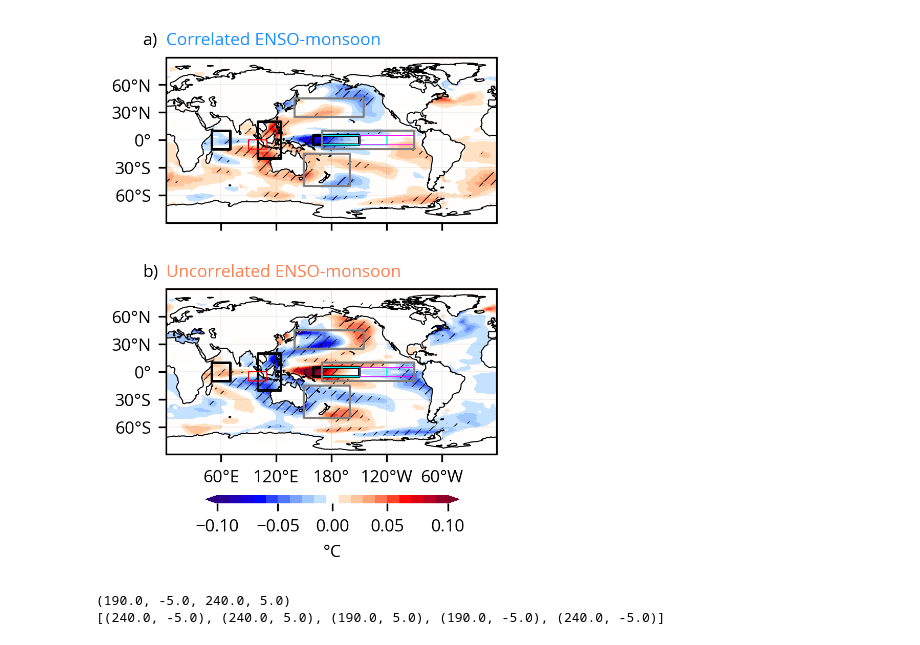
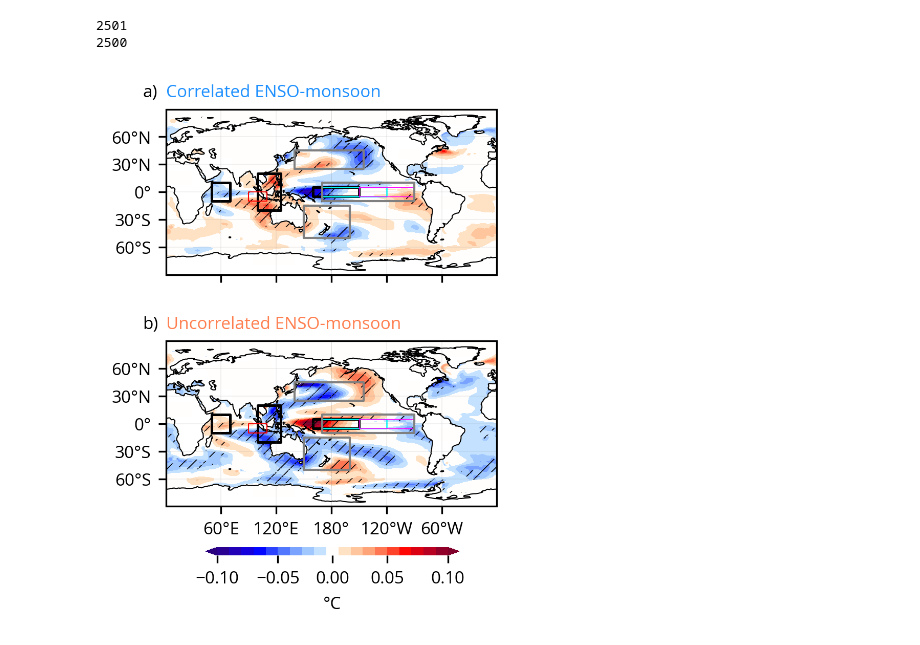
Before and after one commit to emmleroy/msea-interbasin-interactions, a Jupyter notebook: FigS5.ipynb, the cells around one changed output. Drawn from its saved outputs; the diff is of its cells as text; code cells hidden in the pictures.

```diff
--- a/FigS5.ipynb
+++ b/FigS5.ipynb
@@ -557,10 +85,17 @@ omega_p_val4 = correct_pvals(omega_p_val4, alpha_global=0.02, method='fdr_bh')
 # %%
-# Upper Quartile SSTs SON
-sst_data1_SON = pos_sst_slices_da_SON.mean(dim='random') - random_sst_slices_da_SON.mean(dim='random')
-sst_t_stat5, sst_p_val5 = stats.ttest_ind(pos_sst_slices_da_SON, random_sst_slices_da_SON, equal_var=False)
-sst_p_val5 = correct_pvals(sst_p_val5, alpha_global=0.02, method='fdr_bh')
+# Take difference of upper/lower quartile SSTs relative to random, calculate ttest
 
-# Lower Quartile SSTs SON
-sst_data2_SON = neg_sst_slices_da_SON.mean(dim='random') - random_sst_slices_da_SON.mean(dim='random')
-sst_t_stat6, sst_p_val6 = stats.ttest_ind(neg_sst_slices_da_SON, random_sst_slices_da_SON, equal_var=False)
-sst_p_val6 = correct_pvals(sst_p_val6, alpha_global=0.02, method='fdr_bh')
+# Upper Quartile SSTs
+print(len(upper_sst_da.random))
+upper_sst_difference_da = upper_sst_da.mean(dim='random') - random_len_upper_sst_da.mean(dim='random')
+_, upper_pvals = stats.ttest_ind(upper_sst_da, random_len_upper_sst_da, equal_var=False)
+upper_pvals = utils.correct_pvals(upper_pvals, alpha_global=0.01, method='fdr_bh')
+
+# Lower Quartile SSTs
+print(len(lower_sst_da.random))
+lower_sst_da_difference_da = lower_sst_da.mean(dim='random') - random_len_lower_sst_da.mean(dim='random')
+_, lower_pvals = stats.ttest_ind(lower_sst_da, random_len_lower_sst_da, equal_var=False)
+lower_pvals = utils.correct_pvals(lower_pvals, alpha_global=0.01, method='fdr_bh')
+# %% [output]
+2501
+2500
@@ -587,7 +102,4 @@ psl_p_val4 = correct_pvals(psl_p_val4, alpha_global=0.02, method='fdr_bh')
 # %%
-%matplotlib inline
-import matplotlib.patches as mpatches
-
 # Function to convert shapely box to matplotlib Polygon
 def add_hatched_box(ax, geom, hatch, crs):
     # Get the exterior coordinates of the shapely box
@@ -620,16 +132,16 @@ gs1 = GridSpec(2, 1, top=0.93, bottom=0.20, right=0.99, hspace=0.4, wspace=0.12)
 ax1 = fig.add_subplot(gs1[0, 0], projection=ccrs.PlateCarree(central_longitude=180))
 ax2 = fig.add_subplot(gs1[1, 0], projection=ccrs.PlateCarree(central_longitude=180))
 
+levels = [-.10, -0.09, -.08, -0.07, -.06, -0.05, -.04,-0.03, -.02, -0.01, 0.01, 0.02, 0.03, 0.04, 0.05, 0.06, 0.07, 0.08, 0.09, 0.10]
+ticks=[-0.1, -0.05, 0, 0.05, 0.1]
+
 ############## Figure 2a ##############
-sst_data2.sel(lon=320, method='nearest')[:] = sst_data2.sel(lon=321, method='nearest')
-im = draw_anomalies(sst_data2, ax1, sst_p_val2,
+lower_sst_da_difference_da.sel(lon=320, method='nearest')[:] = lower_sst_da_difference_da.sel(lon=321, method='nearest')
+im = plots.draw_quartile_anomalies(lower_sst_da_difference_da, fig, ax1, lower_pvals,
                     vmin=-0.10, vmax=0.10,
-                    levels=[-.10, -0.09, -.08, -0.07, -.06, -0.05, -.04,-0.03, -.02, -0.01, 0.01, 0.02, 0.03, 0.04, 0.05, 0.06, 0.07, 0.08, 0.09, 0.10],
-                    ticks=[-0.1, -0.05, 0, 0.05, 0.1],
-                    cmap=cmaps.NCV_blu_red,
-                    cbar=False,
-                    label=None,
-                    MSEA_box=False)
+                    levels=levels,
+                    ticks=ticks,
+                    cmap=cmaps.NCV_blu_red)
 
 for ax in [ax1, ax2]:
     ax.set_yticks([-60, -30, 0, 30, 60],
@@ -637,16 +149,14 @@ for ax in [ax1, ax2]:
     ax.set_yticklabels([-60, -30, 0, 30, 60],fontsize=8)
     lat_formatter = LatitudeFormatter()
     ax.yaxis.set_major_formatter(lat_formatter)
+
 ############## Figure 2b ##############
-sst_data1.sel(lon=320, method='nearest')[:] = sst_data1.sel(lon=321, method='nearest')
-im = draw_anomalies(sst_data1, ax2, sst_p_val1,
+upper_sst_difference_da.sel(lon=320, method='nearest')[:] = upper_sst_difference_da.sel(lon=321, method='nearest')
+im = plots.draw_quartile_anomalies(upper_sst_difference_da, fig, ax2, upper_pvals,
                     vmin=-0.10, vmax=0.10,
-                    levels=[-.10, -0.09, -.08, -0.07, -.06, -0.05, -.04,-0.03, -.02, -0.01, 0.01, 0.02, 0.03, 0.04, 0.05, 0.06, 0.07, 0.08, 0.09, 0.10],
-                    ticks=[-0.1, -0.05, 0, 0.05, 0.1],
-                    cmap=cmaps.NCV_blu_red,
-                    cbar=False,
-                    label=None,
-                    MSEA_box=False)
+                    levels=levels,
+                    ticks=ticks,
+                    cmap=cmaps.NCV_blu_red)
 
 
 for ax in [ax1]:
@@ -661,7 +171,6 @@ for ax in [ax2]:
     lon_formatter = LongitudeFormatter(zero_direction_label=True)
     ax.xaxis.set_major_formatter(lon_formatter)
 
-
 # Set subplot labels
 titles1 = ["a)", "b)"]
 titles2 = ["Correlated ENSO-monsoon", "Uncorrelated ENSO-monsoon"]
@@ -669,7 +178,6 @@ colors = ['dodgerblue', 'coral']
 for i, (ax, title1, title2) in enumerate(zip([ax1, ax2], titles1, titles2)):
     ax.annotate(title1, xy=(-0.07, 1.05), xycoords='axes fraction', fontsize=8, color='k', ha='left', va='bottom')
     ax.annotate(title2, xy=(0, 1.05), xycoords='axes fraction', fontsize=8, color=colors[i], ha='left', va='bottom')
-
 
 for ax in [ax1, ax2]:
     ax.set_global()
@@ -691,41 +199,31 @@ for ax in [ax1, ax2]:
     ax.add_geometries([geom], crs=ccrs.PlateCarree(), edgecolor='red', facecolor='none', linewidth=0.5)
 
     # Nino3.4
     geom = geometry.box(minx=-190, maxx=-120, miny=-5, maxy=5)
     ax.add_geometries([geom], crs=ccrs.PlateCarree(), edgecolor='cyan', facecolor='none', linewidth=0.6)
 
     # Nino3
     geom = geometry.box(minx=-150, maxx=-90, miny=-5, maxy=5)
     ax.add_geometries([geom], crs=ccrs.PlateCarree(), edgecolor='magenta', facecolor='none', linewidth=0.35)
 
     # Equatorial Pacific: (170°E-90°W, 10°S-10°N)
     geom = geometry.box(minx=-190, maxx=-90, miny=-10, maxy=10)
     ax.add_geometries([geom], crs=ccrs.PlateCarree(), edgecolor='grey', facecolor='none', linewidth=1)
 
     # North Pacific: 140°E-145°W, 25-45°N
     geom = geometry.box(minx=-220, maxx=-145, miny=25, maxy=45)
     ax.add_geometries([geom], crs=ccrs.PlateCarree(), edgecolor='grey', facecolor='none', linewidth=1)
 
     # South Pacific: 50°S to 15°S, 150°E to 160°W (or -160° in longitude)
     geom = geometry.box(minx=-210, maxx=-160, miny=-50, maxy=-15)
     ax.add_geometries([geom], crs=ccrs.PlateCarree(), edgecolor='grey', facecolor='none', linewidth=1)
 
 cbar_ax = fig.add_axes([0.26, 0.11, 0.6, 0.015])  # [left, bottom, width, height]
 cbar = fig.colorbar(im,  cax=cbar_ax, ticks=[-.1, -.05, 0, .05, .1], label="°C", orientation="horizontal", shrink=0.50)
 cbar.ax.tick_params(labelsize=8)
 cbar.outline.set_visible(False)
 
 plt.savefig("FigS5.png")
 plt.savefig("FigS5.pdf")
 # %% [output]
-[figure, old version]
+[figure, new version]
-# %%
-# Create the box
-geom = box(minx=190, maxx=240, miny=-5, maxy=5)
-
-# Print the coordinates of the box
-print(geom.bounds)  # This will give you the minx, miny, maxx, maxy
-print(list(geom.exterior.coords))
-# %% [output]
-(190.0, -5.0, 240.0, 5.0)
-[(240.0, -5.0), (240.0, 5.0), (190.0, 5.0), (190.0, -5.0), (240.0, -5.0)]
```
Also changed, not shown: parts of 33 cells of this notebook, 12 other files.
